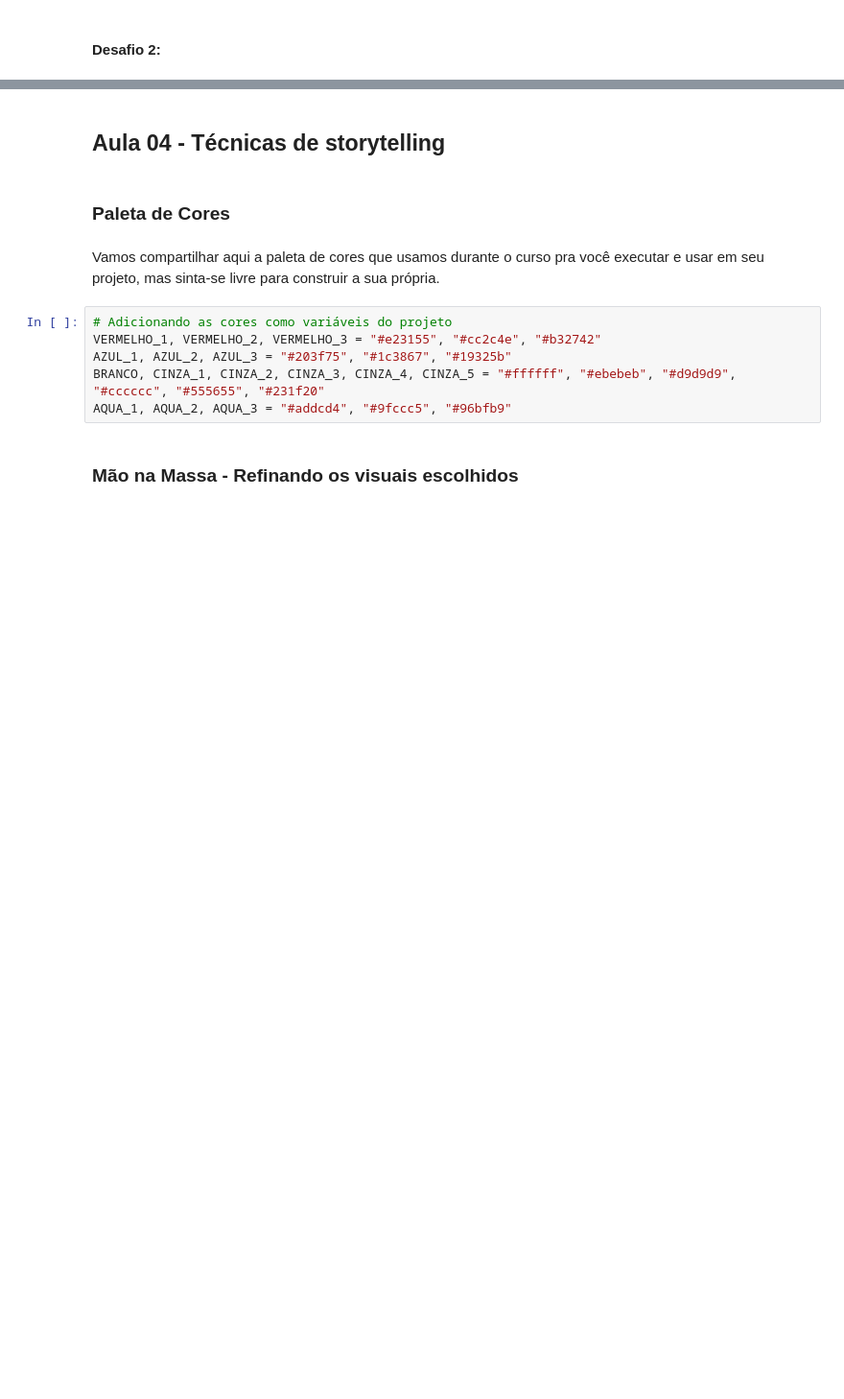
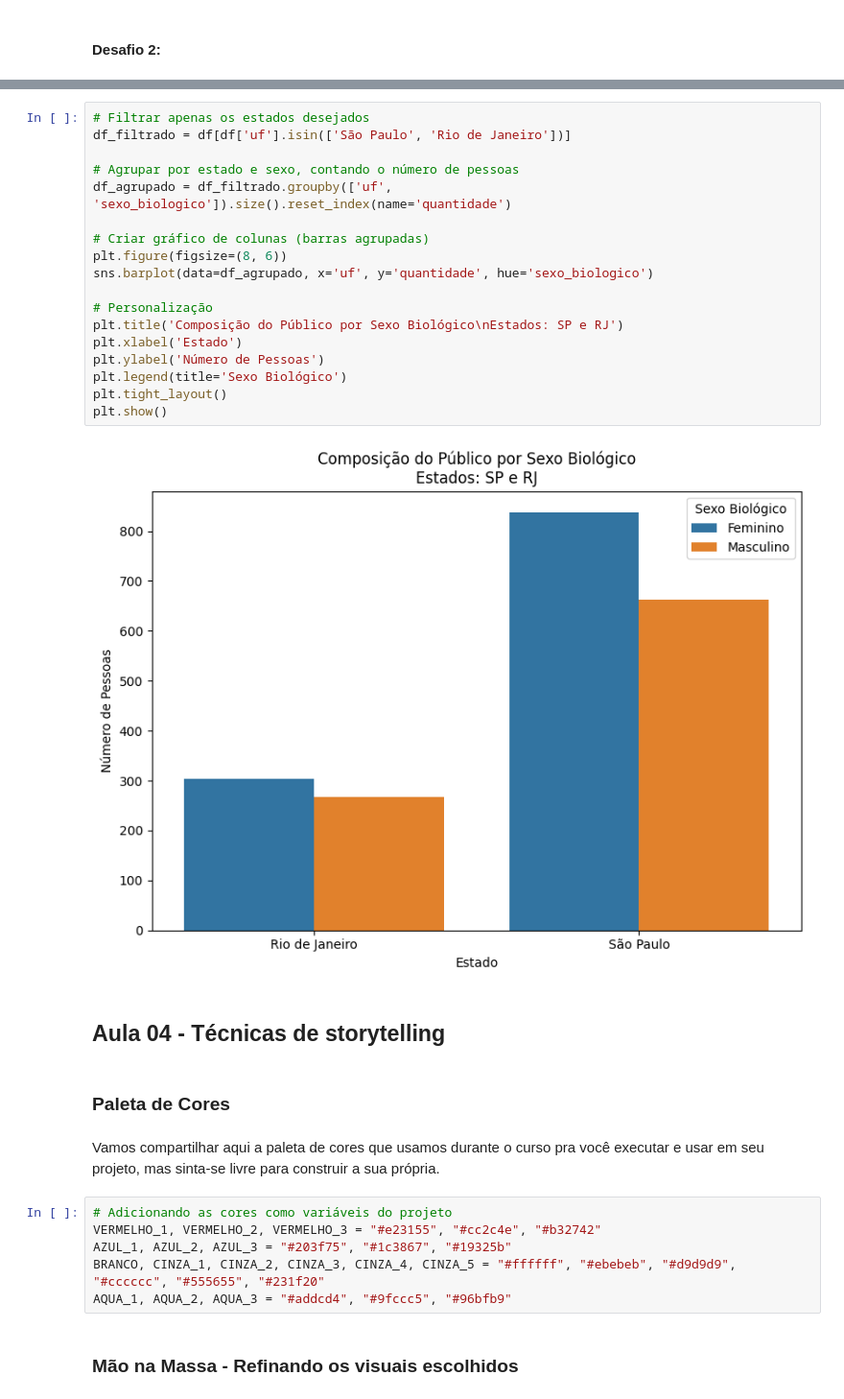
Before and after one commit to SergioCarmo-ro/Desafio_IA, a Jupyter notebook: Desafios.ipynb, the cells around one changed output, grey strips where cells are left out. Shown: that part at 96% size. Saved outputs shown, nothing was run; the diff lists cells and outputs as text; blank space fills up the shorter version.

```diff
--- a/Desafios.ipynb
+++ b/Desafios.ipynb
@@ -196,3 +229,23 @@ Escreva aqui o prompt que você utilizou para gerar o código do desafio!
+# %%
+# Filtrar apenas os estados desejados
+df_filtrado = df[df['uf'].isin(['São Paulo', 'Rio de Janeiro'])]
+
+# Agrupar por estado e sexo, contando o número de pessoas
+df_agrupado = df_filtrado.groupby(['uf', 'sexo_biologico']).size().reset_index(name='quantidade')
+
+# Criar gráfico de colunas (barras agrupadas)
+plt.figure(figsize=(8, 6))
+sns.barplot(data=df_agrupado, x='uf', y='quantidade', hue='sexo_biologico')
+
+# Personalização
+plt.title('Composição do Público por Sexo Biológico\nEstados: SP e RJ')
+plt.xlabel('Estado')
+plt.ylabel('Número de Pessoas')
+plt.legend(title='Sexo Biológico')
+plt.tight_layout()
+plt.show()
+# %% [output]
+[figure, added]
 # %% [markdown]
 ## Aula 04 - Técnicas de storytelling
 # %% [markdown]
```
Also changed, not shown: parts of 5 cells of this notebook.
